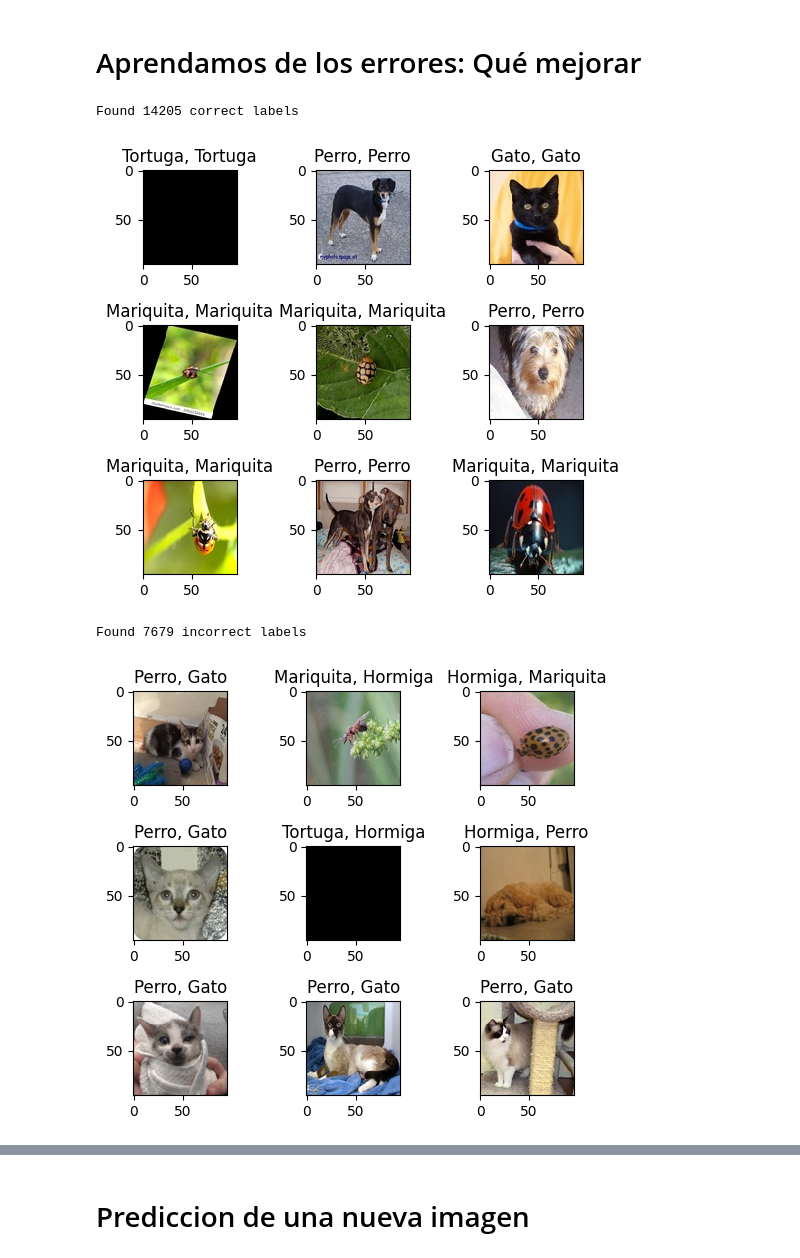
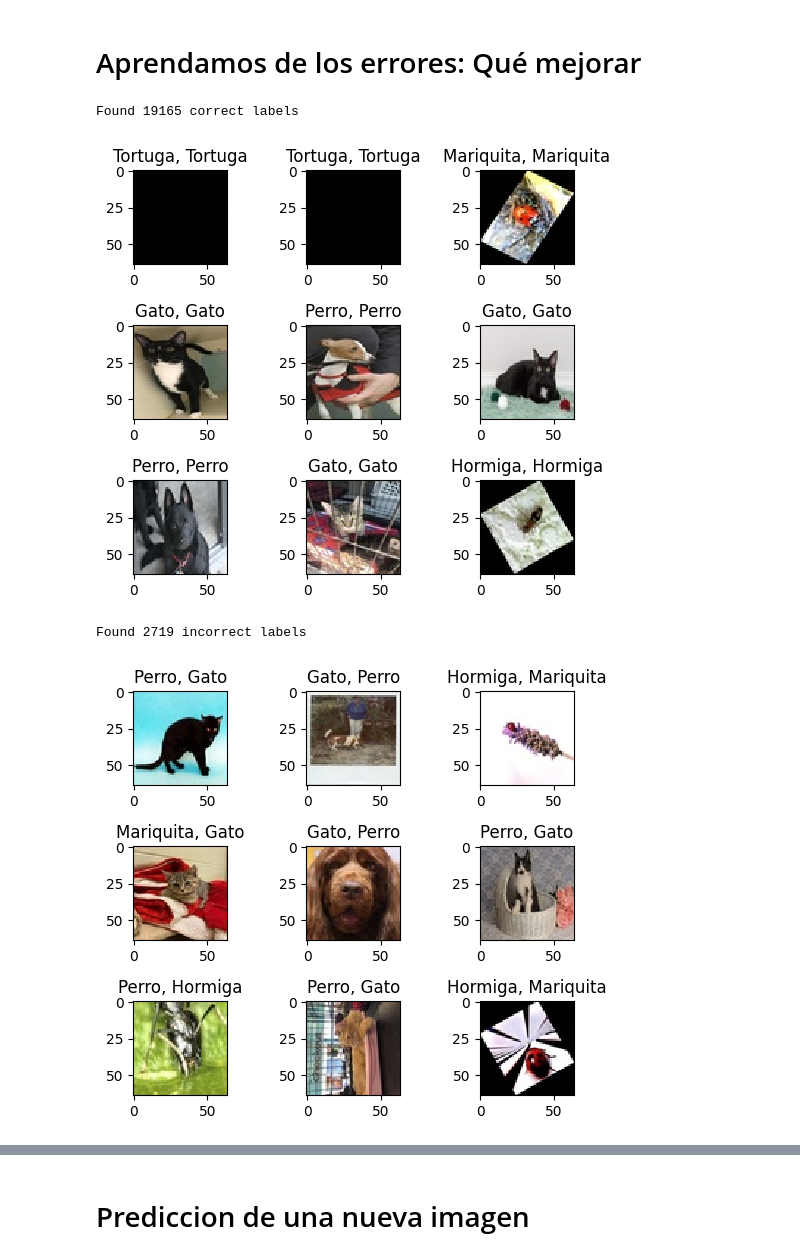
Before and after one commit to ElYizuz123/AI-Homework, a Jupyter notebook: Programas/Apuntes/CNN_Animales/Ejercicio_CNN.ipynb, the cells around one changed output, grey strips where cells are left out. Drawn from its saved outputs; the diff is of its cells as text; code cells hidden in the pictures.

Commit message:
Opinion e intentos de entrenamiento

```diff
--- a/Programas/Apuntes/CNN_Animales/Ejercicio_CNN.ipynb
+++ b/Programas/Apuntes/CNN_Animales/Ejercicio_CNN.ipynb
@@ -162,20 +162,20 @@ print(train_X.shape,valid_X.shape,train_label.shape,valid_label.shape)
 # Creamos el modelo de CNN
 # %%
 #declaramos variables con los parámetros de configuración de la red
-INIT_LR = 1e-4 # Valor inicial de learning rate. El valor 1e-3 corresponde con 0.001
-epochs = 80 # Cantidad de iteraciones completas al conjunto de imagenes de entrenamiento
+INIT_LR = 1e-1 # Valor inicial de learning rate. El valor 1e-3 corresponde con 0.001
+epochs = 100 # Cantidad de iteraciones completas al conjunto de imagenes de entrenamiento
 batch_size = 64 # cantidad de imágenes que se toman a la vez en memoria
 # %%
 sport_model = Sequential()
 # Bloque 1
-sport_model.add(Conv2D(32, kernel_size=(3, 3), activation='linear', padding='same', input_shape=(96,96,3)))
+sport_model.add(Conv2D(32, kernel_size=(3, 3), activation='linear', padding='same', input_shape=(64,64,3)))
 sport_model.add(LeakyReLU(alpha=0.1))
 sport_model.add(BatchNormalization())
 sport_model.add(MaxPooling2D(pool_size=(2, 2)))
 sport_model.add(Dropout(0.25))
 
 # Bloque 2
-sport_model.add(Conv2D(96, kernel_size=(3, 3), activation='linear', padding='same'))
+sport_model.add(Conv2D(64, kernel_size=(3, 3), activation='linear', padding='same'))
 sport_model.add(LeakyReLU(alpha=0.1))
 sport_model.add(BatchNormalization())
 sport_model.add(MaxPooling2D(pool_size=(2, 2)))
@@ -188,16 +188,9 @@ sport_model.add(BatchNormalization())
 sport_model.add(MaxPooling2D(pool_size=(2, 2)))
 sport_model.add(Dropout(0.4))
 
-# Bloque 4
-sport_model.add(Conv2D(256, kernel_size=(3, 3), activation='linear', padding='same'))
-sport_model.add(LeakyReLU(alpha=0.1))
-sport_model.add(BatchNormalization())
-sport_model.add(MaxPooling2D(pool_size=(2, 2)))
-sport_model.add(Dropout(0.4))
-
 # Clasificación final
 sport_model.add(Flatten())
-sport_model.add(Dense(96, activation='linear'))
+sport_model.add(Dense(64, activation='linear'))
 sport_model.add(LeakyReLU(alpha=0.1))
 sport_model.add(Dropout(0.5))
 sport_model.add(Dense(nClasses, activation='softmax'))
@@ -236,9 +229,9 @@ sport_model.compile(
 # %%
 # este paso puede tomar varios minutos, dependiendo de tu ordenador, cpu y memoria ram libre
 # como ejemplo, en mi Macbook pro tarda 4 minutos
-early_stop=EarlyStopping(monitor='val_accuracy', patience=10, restore_best_weights=True, verbose=1)
-reduce_lr = ReduceLROnPlateau(monitor='val_accuracy', factor=0.5, patience=5, min_lr=1e-7, verbose=1)
-checkpoint= ModelCheckpoint('best_model.keras', monitor='val_accuracy', save_best_only=True, verbose=1)
+early_stop=EarlyStopping(monitor='val_loss', patience=20, restore_best_weights=True, verbose=1)
+reduce_lr = ReduceLROnPlateau(monitor='val_loss', factor=0.5, patience=5, min_lr=1e-7, verbose=1)
+checkpoint= ModelCheckpoint('best_model.keras', monitor='val_loss', save_best_only=True, verbose=1)
 sport_train = sport_model.fit(train_X, train_label, batch_size=batch_size,epochs=epochs,verbose=1,validation_data=(valid_X, valid_label),
                              callbacks=[early_stop, reduce_lr, checkpoint])
 # %% [output]
@@ -313,26 +306,26 @@ correct = np.where(predicted_classes==test_Y)[0]
 print("Found %d correct labels" % len(correct))
 for i, correct in enumerate(correct[0:9]):
     plt.subplot(3,3,i+1)
-    plt.imshow(test_X[correct].reshape(96,96,3), cmap='gray', interpolation='none')
+    plt.imshow(test_X[correct].reshape(64,64,3), cmap='gray', interpolation='none')
     plt.title("{}, {}".format(deportes[predicted_classes[correct]],
                                                     deportes[test_Y[correct]]))
 
     plt.tight_layout()
 # %% [output]
-Found 14205 correct labels
+Found 19165 correct labels
-[figure, old version]
+[figure, new version]
 # %%
 incorrect = np.where(predicted_classes!=test_Y)[0]
 print("Found %d incorrect labels" % len(incorrect))
 for i, incorrect in enumerate(incorrect[0:9]):
     plt.subplot(3,3,i+1)
-    plt.imshow(test_X[incorrect].reshape(96,96,3), cmap='gray', interpolation='none')
+    plt.imshow(test_X[incorrect].reshape(64,64,3), cmap='gray', interpolation='none')
     plt.title("{}, {}".format(deportes[predicted_classes[incorrect]],
                                                     deportes[test_Y[incorrect]]))
     plt.tight_layout()
 # %% [output]
-Found 7679 incorrect labels
+Found 2719 incorrect labels
-[figure, old version]
+[figure, new version]
 # %%
 target_names = ["Class {}".format(i) for i in range(nClasses)]
 print(classification_report(test_Y, predicted_classes, target_names=target_names))
```
Also changed, not shown: parts of 13 cells of this notebook, 12 other files.
